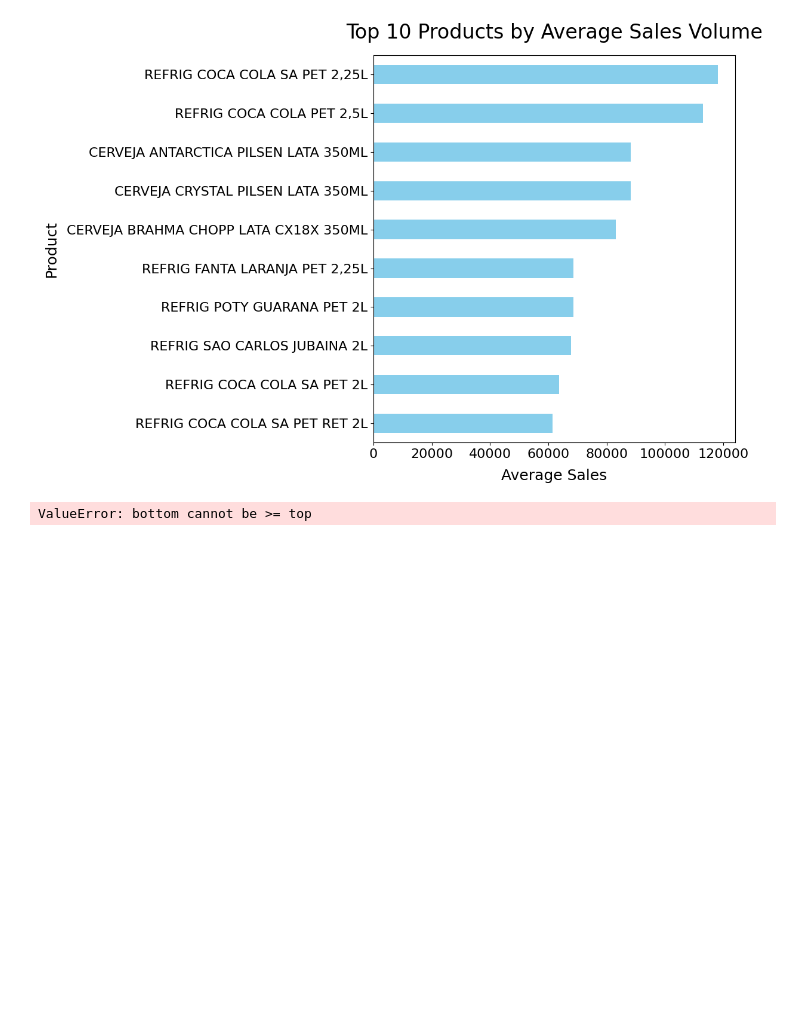
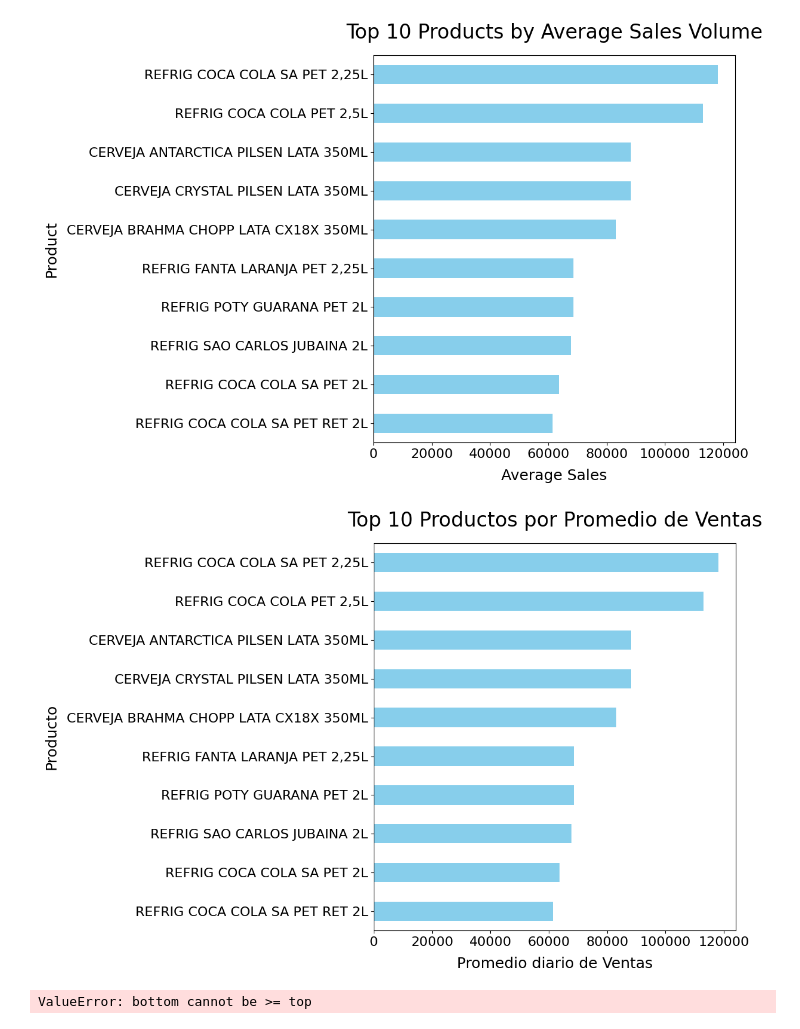
Before and after one commit to SantiagoRomanoOddone/MasterThesis, a Jupyter notebook: features/data_exploration.ipynb, the cells around one changed output. Cells and saved outputs as stored; diff of their text form; code cells hidden in the pictures; blank space fills up the shorter version.

```diff
--- a/features/data_exploration.ipynb
+++ b/features/data_exploration.ipynb
@@ -312,6 +312,26 @@ plt.tight_layout()
 plt.show()
 # %% [output]
 [figure]
+# %%
+top_products = data.groupby('nombre_sku')['cant_vta'].mean().nlargest(10)
+top_products = top_products.sort_values()
+
+fig, ax = plt.subplots(figsize=(12, 8))
+top_products.plot(
+    kind='barh',
+    ax=ax,
+    color='skyblue'
+)
+
+ax.set_title('Top 10 Productos por Promedio de Ventas', fontsize=24, pad=20)
+ax.set_xlabel('Promedio diario de Ventas', fontsize=18, labelpad=10)
+ax.set_ylabel('Producto', fontsize=18, labelpad=10)
+ax.tick_params(axis='both', labelsize=16)
+
+plt.tight_layout()
+plt.show()
+# %% [output]
+[figure, added]
 # %%
 # Group the data by product name and calculate the mean sales
 top_products = data.groupby('nombre_sku')['cant_vta'].mean().nlargest(10)
```
Also changed, not shown: parts of 4 cells of this notebook.
